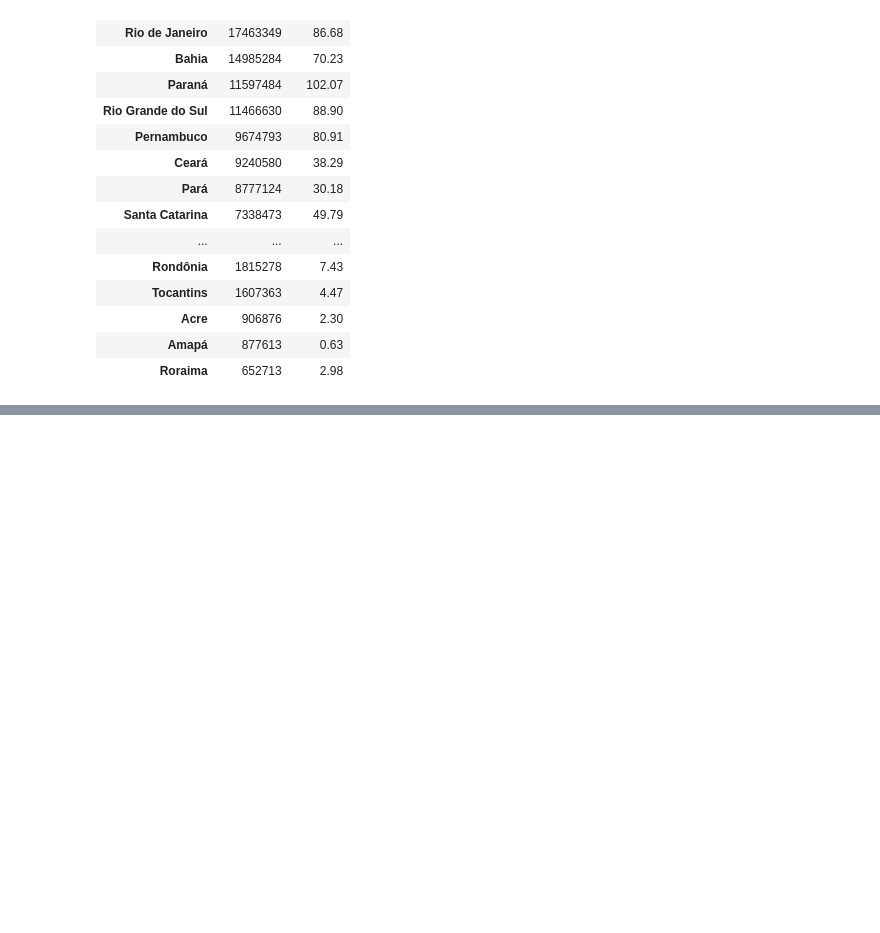
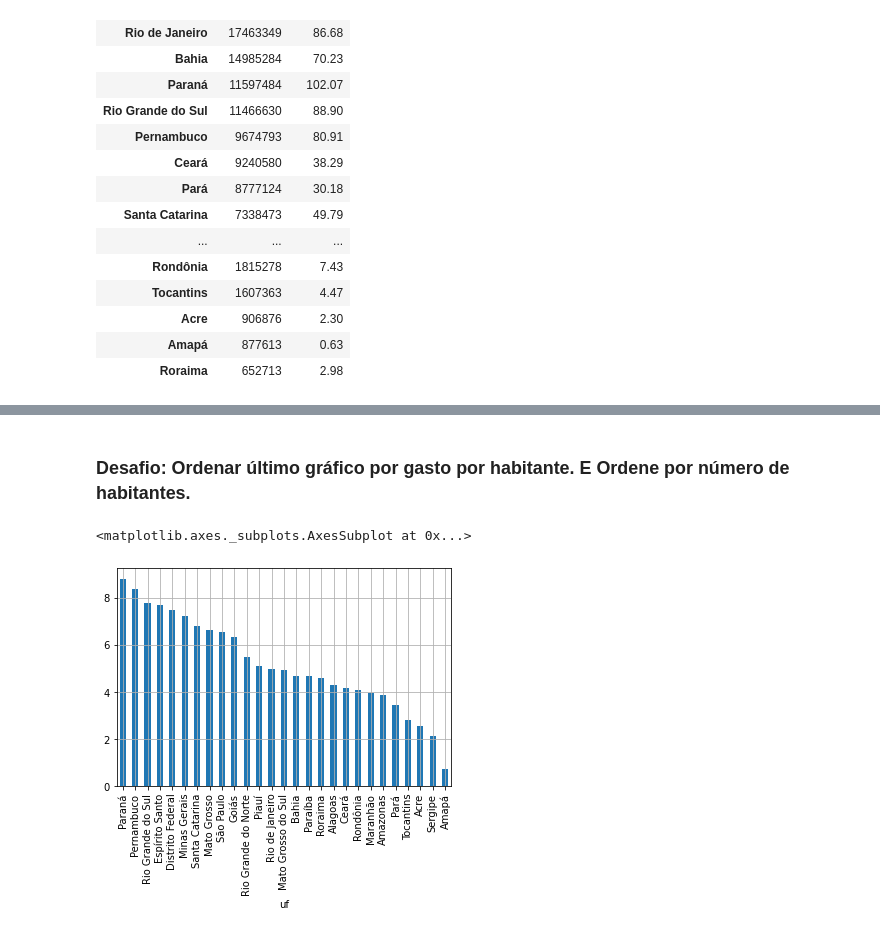
Before and after one commit to VitorFRodrigues/Data-Science-Bootcamp, a Jupyter notebook: Modulo02/Bootcamp_Datascience.ipynb, the cells around one changed output, grey strips where cells are left out. Cells and saved outputs as stored; diff of their text form; code cells hidden in the pictures; blank space fills up the shorter version.

```diff
--- a/Modulo02/Bootcamp_Datascience.ipynb
+++ b/Modulo02/Bootcamp_Datascience.ipynb
@@ -986,0 +1037,7 @@ display(unidas)
+# %% [markdown]
+### Desafio: Ordenar último gráfico por gasto por habitante. E Ordene por número de habitantes.
+# %%
+gastos_e_pop_recente["gasto_por_habitante"].sort_values(ascending=False).plot(kind='bar', grid=True)
+# %% [output]
+<matplotlib.axes._subplots.AxesSubplot at 0x...>
+[figure, added]
```
Also changed, not shown: parts of 16 cells of this notebook.
